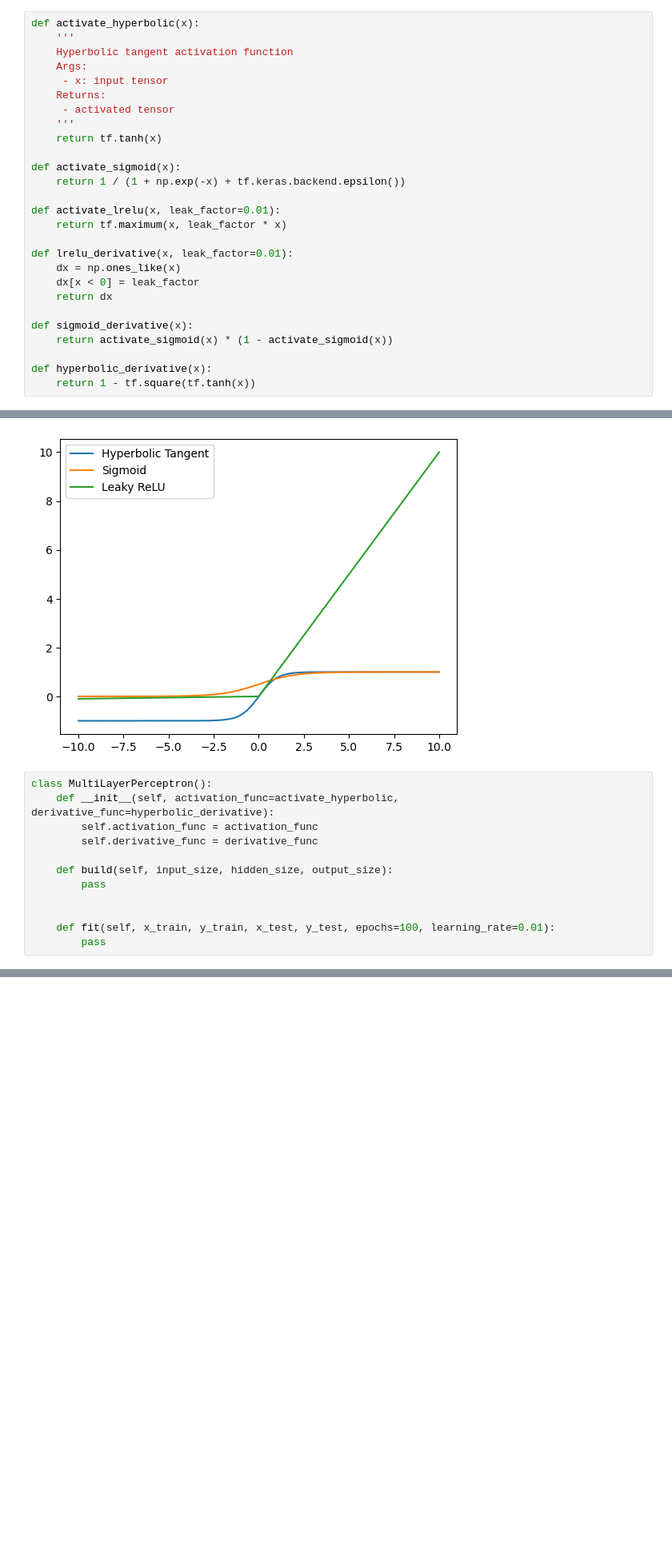
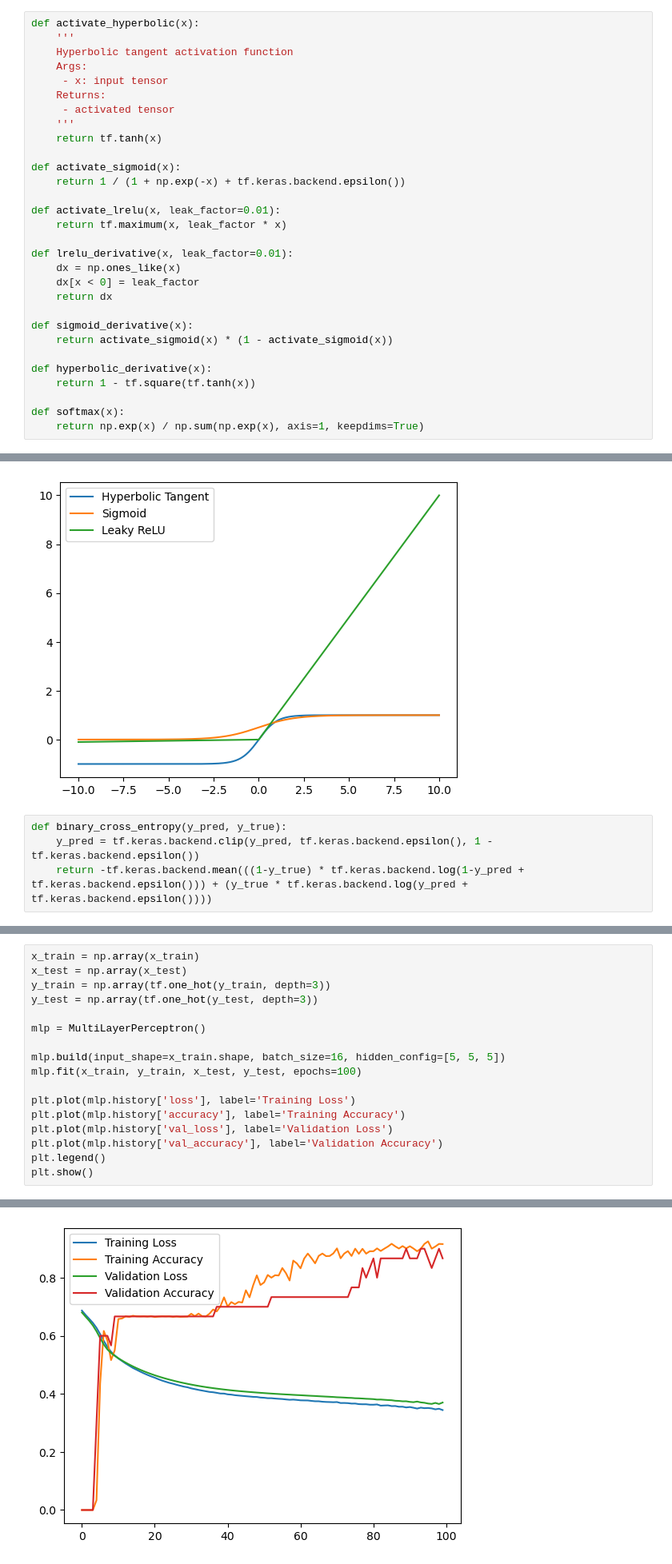
Before and after one commit to Jon-C-McLean/multilayer_perceptron, a Jupyter notebook: assign3.ipynb, the cells around one changed output, grey strips where cells are left out. Shown at 80% size. Cells and saved outputs as stored; diff of their text form; blank space fills up the shorter version.

```diff
--- a/assign3.ipynb
+++ b/assign3.ipynb
@@ -52,6 +62,9 @@ def sigmoid_derivative(x):
 
 def hyperbolic_derivative(x):
     return 1 - tf.square(tf.tanh(x))
+
+def softmax(x):
+    return np.exp(x) / np.sum(np.exp(x), axis=1, keepdims=True)
 # %%
 test_data = np.linspace(-10, 10, 1000)
 
@@ -65,15 +78,7 @@ plt.legend()
 # %% [output]
 <matplotlib.legend.Legend at 0x...>
 [figure]
-# %%
-class MultiLayerPerceptron():
-    def __init__(self, activation_func=activate_hyperbolic, derivative_func=hyperbolic_derivative):
-        self.activation_func = activation_func
-        self.derivative_func = derivative_func
-
-    def build(self, input_size, hidden_size, output_size):
-        pass
-
-
-    def fit(self, x_train, y_train, x_test, y_test, epochs=100, learning_rate=0.01):
-        pass
+# %%
+def binary_cross_entropy(y_pred, y_true):
+    y_pred = tf.keras.backend.clip(y_pred, tf.keras.backend.epsilon(), 1 - tf.keras.backend.epsilon())
+    return -tf.keras.backend.mean(((1-y_true) * tf.keras.backend.log(1-y_pred + tf.keras.backend.epsilon())) + (y_true * tf.keras.backend.log(y_pred + tf.keras.backend.epsilon())))
@@ -79,0 +206,18 @@ class MultiLayerPerceptron():
+# %%
+x_train = np.array(x_train)
+x_test = np.array(x_test)
+y_train = np.array(tf.one_hot(y_train, depth=3))
+y_test = np.array(tf.one_hot(y_test, depth=3))
+
+mlp = MultiLayerPerceptron()
+
+mlp.build(input_shape=x_train.shape, batch_size=16, hidden_config=[5, 5, 5])
+mlp.fit(x_train, y_train, x_test, y_test, epochs=100)
+
+plt.plot(mlp.history['loss'], label='Training Loss')
+plt.plot(mlp.history['accuracy'], label='Training Accuracy')
+plt.plot(mlp.history['val_loss'], label='Validation Loss')
+plt.plot(mlp.history['val_accuracy'], label='Validation Accuracy')
+plt.legend()
+plt.show()
+# %% [output]
@@ -79,0 +241 @@ class MultiLayerPerceptron():
+[figure, added]
```
Also changed, not shown: parts of 3 cells of this notebook.
